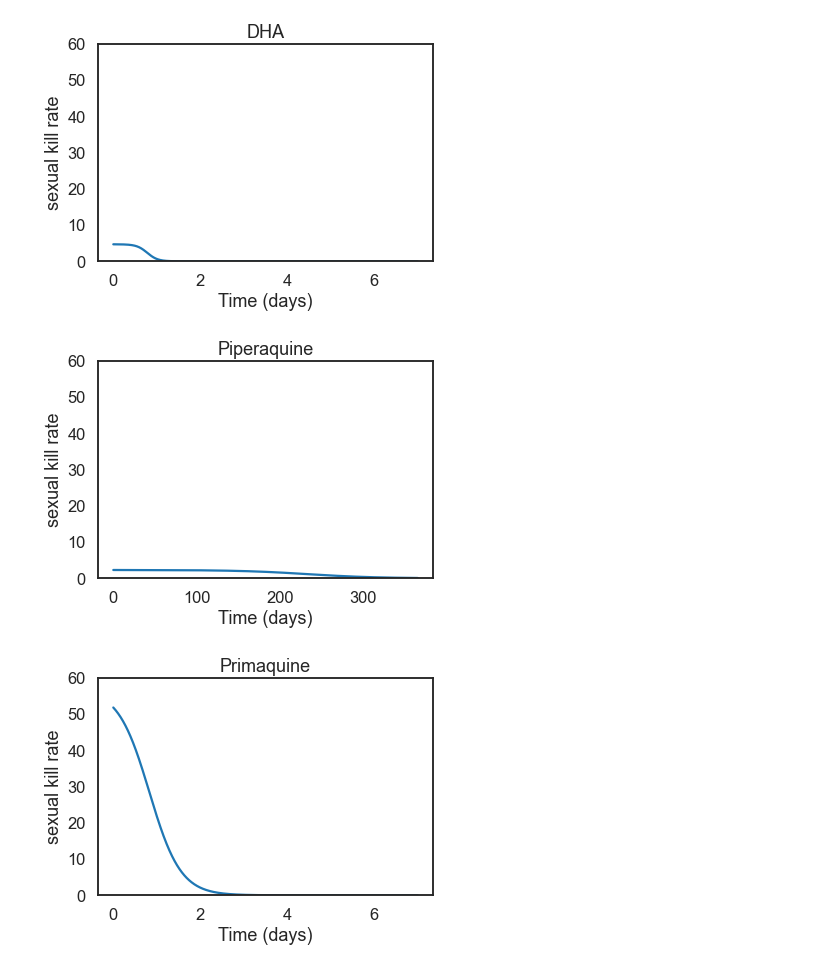
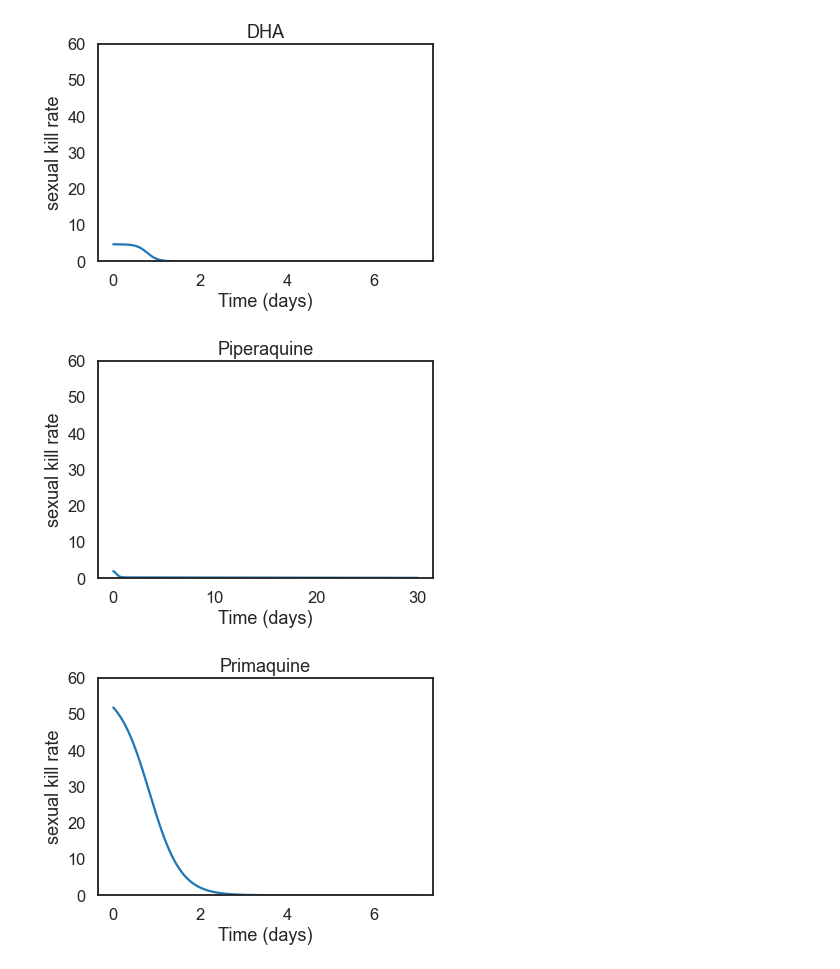
Before and after one commit to jgsuresh/sandbox-jsuresh, a Jupyter notebook: drug_pkpd/pkpd_v1.ipynb, the cells around one changed output. Cells and saved outputs as stored; diff of their text form; code cells hidden in the pictures.

```diff
--- a/drug_pkpd/pkpd_v1.ipynb
+++ b/drug_pkpd/pkpd_v1.ipynb
@@ -43,7 +43,7 @@ def drug_concentration(t, drug):
     V = drug_params["Drug_Vd"]
 
     # c = cmax * (np.exp(-A*t) + V*np.exp(-B*t))
-    c = cmax * (np.exp(-t/A) + V*np.exp(-t/B))
+    c = cmax * (np.exp(-t/A) + np.exp(-t/B)/V)
     return c
 # %%
 def plot_drug_concentration_vs_days(drug, tmax_days=100):
@@ -195,9 +200,9 @@ plot_kill_rate_vs_days("DHA", tmax_days=7, stage="sexual")
 # %% [output]
 [figure]
 # %%
-plot_kill_rate_vs_days("Piperaquine", tmax_days=365, stage="sexual")
+plot_kill_rate_vs_days("Piperaquine", tmax_days=30, stage="sexual")
 # %% [output]
-[figure, old version]
+[figure, new version]
 # %%
 plot_kill_rate_vs_days("Primaquine", tmax_days=7, stage="sexual")
 # %% [output]
```
Also changed, not shown: parts of 17 cells of this notebook, 1 other file.
